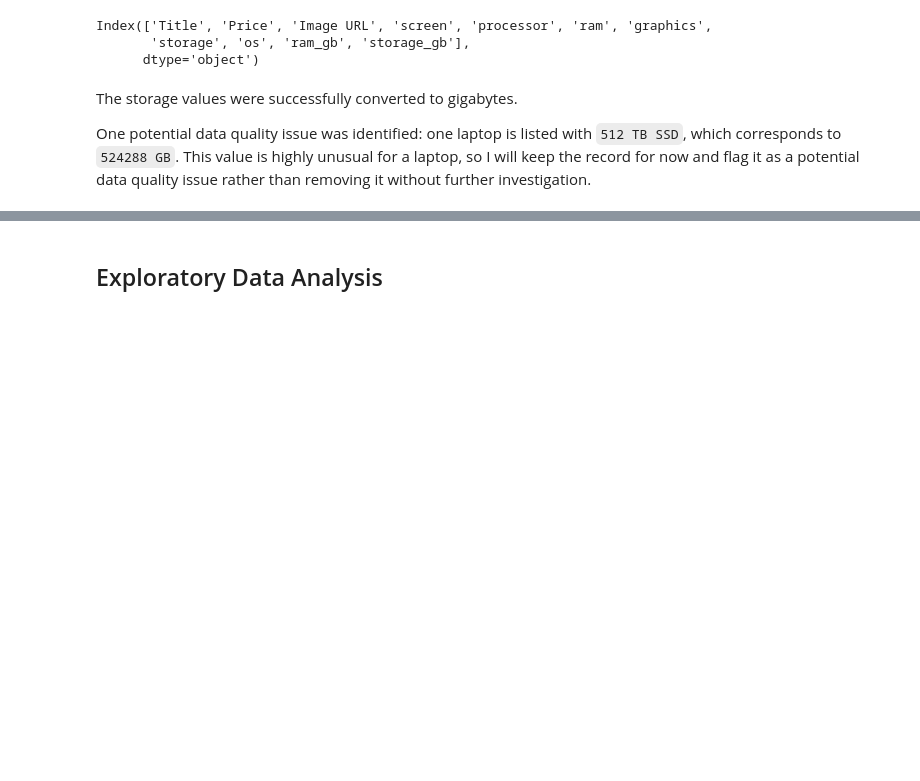
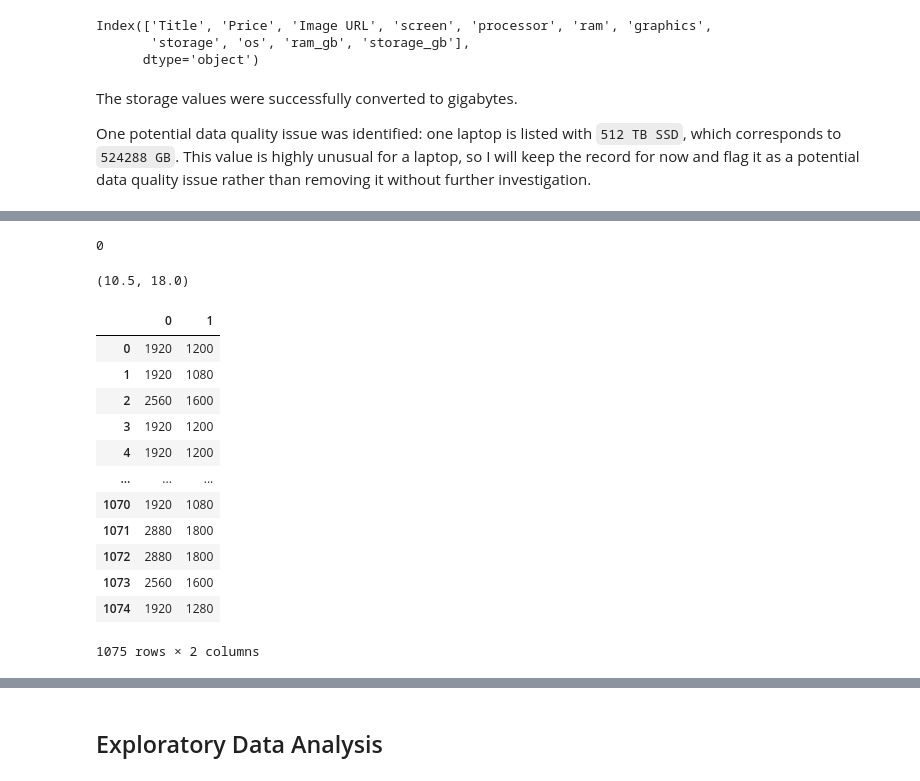
Before and after one commit to rishchuk/laptop-analysis, a Jupyter notebook: laptop_analysis.ipynb, the cells around one changed output, grey strips where cells are left out. Cells and saved outputs as stored; diff of their text form; code cells hidden in the pictures; blank space fills up the shorter version.

```diff
--- a/laptop_analysis.ipynb
+++ b/laptop_analysis.ipynb
@@ -670,0 +738,24 @@ One potential data quality issue was identified: one laptop is listed with `512
+# %%
+df["screen_size"].isna().sum()
+# %% [output]
+0
+# %%
+df["screen_size"].min(), df["screen_size"].max()
+# %% [output]
+(10.5, 18.0)
+# %%
+df["screen"].str.extract(r"(\d+)\s*x\s*(\d+)")
+# %% [output]
+|  | 0 | 1 |
+| 0 | 1920 | 1200 |
+| 1 | 1920 | 1080 |
+| 2 | 2560 | 1600 |
+| 3 | 1920 | 1200 |
+| 4 | 1920 | 1200 |
+| ... | ... | ... |
+| 1070 | 1920 | 1080 |
+| 1071 | 2880 | 1800 |
+| 1072 | 2880 | 1800 |
+| 1073 | 2560 | 1600 |
+| 1074 | 1920 | 1280 |
+1075 rows × 2 columns
```
Also changed, not shown: parts of 25 cells of this notebook.
